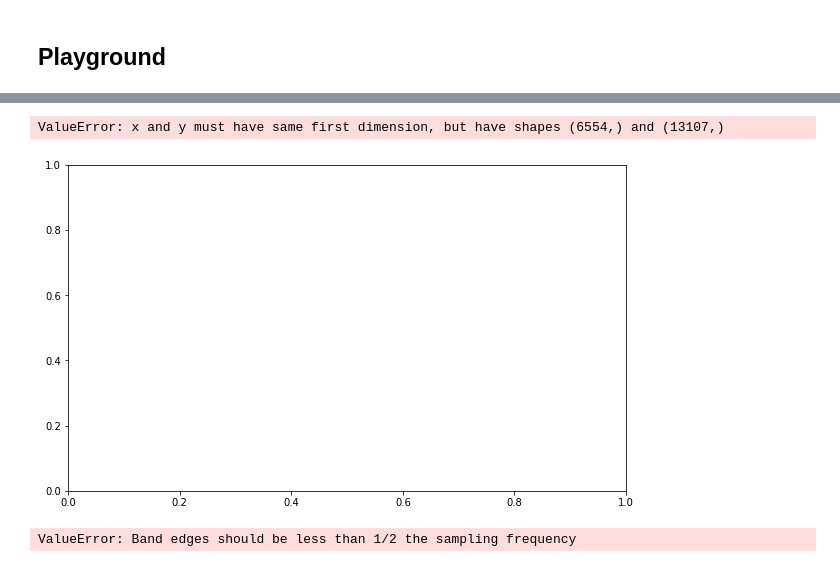
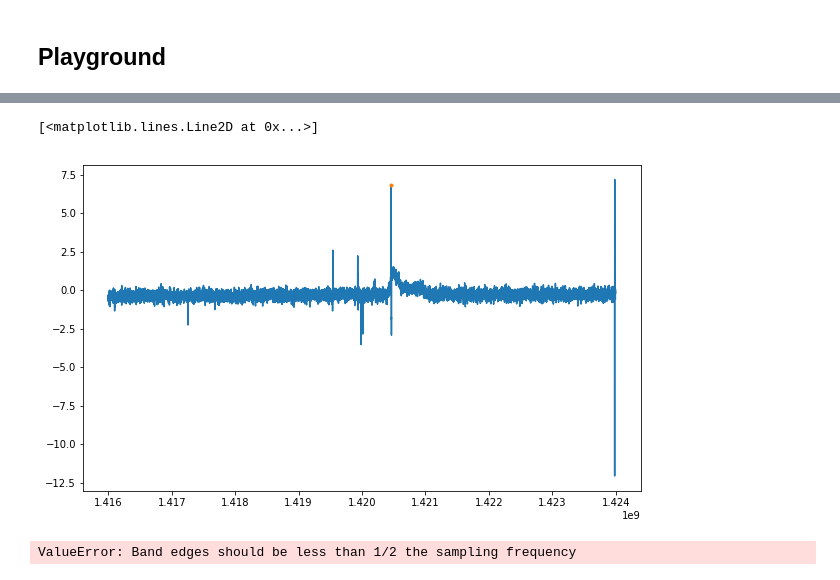
Before and after one commit to ShaabanM/ast2050_lab3, a Jupyter notebook: Analysis.ipynb, the cells around one changed output, grey strips where cells are left out. Saved outputs shown, nothing was run; the diff lists cells and outputs as text; code cells hidden in the pictures.

```diff
--- a/Analysis.ipynb
+++ b/Analysis.ipynb
@@ -17,8 +17,8 @@ from jupyterthemes import jtplot
 # onedork | grade3 | oceans16 | chesterish | monokai | solarizedl | solarizedd
 #jtplot.style(theme="onedork",grid=False, figsize=[10,6])
 #jtplot.reset()
-matplotlib.rcParams['figure.figsize'] = [8, 4]
-%matplotlib notebook
+#matplotlib.rcParams['figure.figsize'] = [8, 4]
+#%matplotlib notebook
 # %%
 %%javascript
 IPython.OutputArea.prototype._should_scroll = function(lines) {
@@ -357,19 +407,19 @@ plt.plot(peaks,y[peaks], "o")
 # %%
 from scipy.ndimage import gaussian_filter
 from scipy.signal import find_peaks, peak_prominences
 sun_0 = np.loadtxt("day_2/deneb.csv", delimiter=",")
 off = np.loadtxt("day_2/off.csv", delimiter=",")
 plt.figure("mu")
-x
+x = sun_0[::,0]
 y = gaussian_filter(sun_0[::,1] - off [::,1],0)
 peaks, _ = find_peaks(y)
 proms = peak_prominences(y,peaks)
 peaks, _ = find_peaks(y, prominence= np.max(proms[0]))
 plt.plot(x,y)
-plt.plot(peaks,y[peaks], ".")
+plt.plot(x[peaks],y[peaks], ".")
 # %% [output]
-ValueError: x and y must have same first dimension, but have shapes (6554,) and (13107,)
+[<matplotlib.lines.Line2D at 0x...>]
-[figure, old version]
+[figure, new version]
 # %%
 from scipy import signal
 
```
Also changed, not shown: parts of 29 cells of this notebook.
